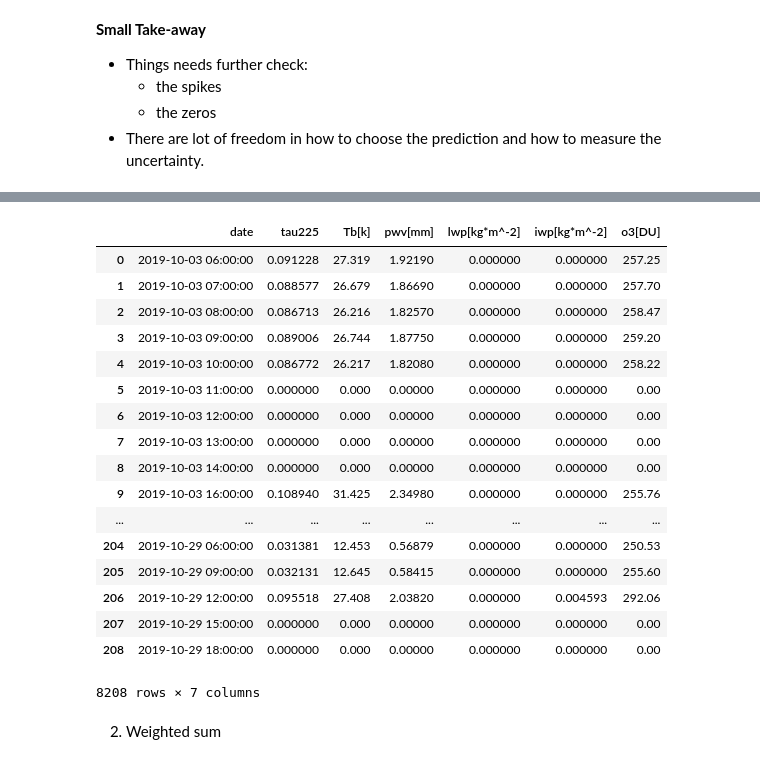
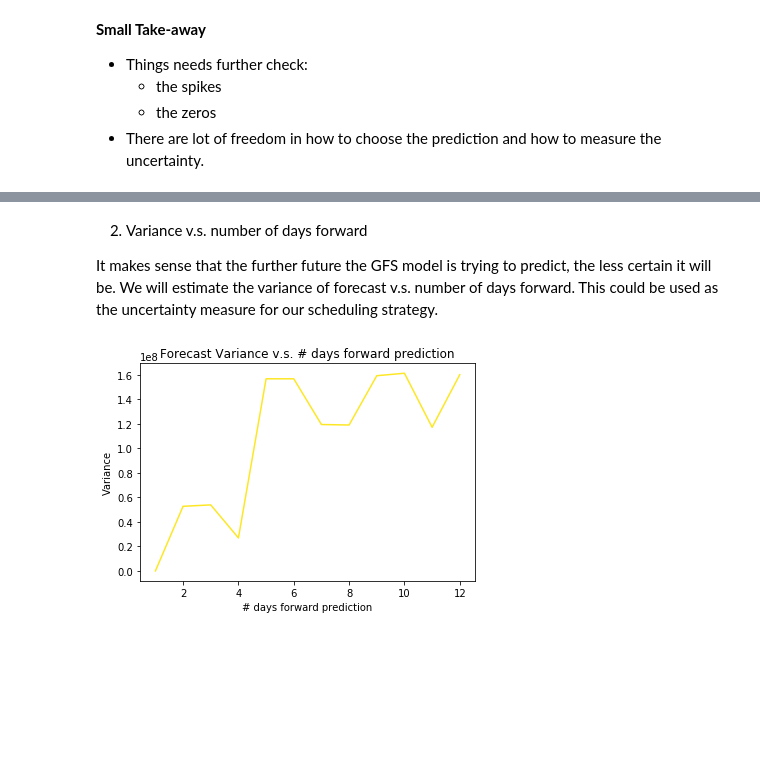
Before and after one commit to Ziyi415/AC297r_2019_BlackHole, a Jupyter notebook: notebooks/EDA.ipynb, the cells around one changed output, grey strips where cells are left out. Cells and saved outputs as stored; diff of their text form; code cells hidden in the pictures; blank space fills up the shorter version.

```diff
--- a/notebooks/EDA.ipynb
+++ b/notebooks/EDA.ipynb
@@ -194,23 +170,35 @@ Station            |Obs. start time (UTC)  |    Obs end time(UTC) |     Total GB
-# %%
-df_all.
-# %% [output]
-|  | date | tau225 | Tb[k] | pwv[mm] | lwp[kg*m^-2] | iwp[kg*m^-2] | o3[DU] |
-| 0 | 2019-10-03 06:00:00 | 0.091228 | 27.319 | 1.92190 | 0.000000 | 0.000000 | 257.25 |
-| 1 | 2019-10-03 07:00:00 | 0.088577 | 26.679 | 1.86690 | 0.000000 | 0.000000 | 257.70 |
-| 2 | 2019-10-03 08:00:00 | 0.086713 | 26.216 | 1.82570 | 0.000000 | 0.000000 | 258.47 |
-| 3 | 2019-10-03 09:00:00 | 0.089006 | 26.744 | 1.87750 | 0.000000 | 0.000000 | 259.20 |
-| 4 | 2019-10-03 10:00:00 | 0.086772 | 26.217 | 1.82080 | 0.000000 | 0.000000 | 258.22 |
-| 5 | 2019-10-03 11:00:00 | 0.000000 | 0.000 | 0.00000 | 0.000000 | 0.000000 | 0.00 |
-| 6 | 2019-10-03 12:00:00 | 0.000000 | 0.000 | 0.00000 | 0.000000 | 0.000000 | 0.00 |
-| 7 | 2019-10-03 13:00:00 | 0.000000 | 0.000 | 0.00000 | 0.000000 | 0.000000 | 0.00 |
-| 8 | 2019-10-03 14:00:00 | 0.000000 | 0.000 | 0.00000 | 0.000000 | 0.000000 | 0.00 |
-| 9 | 2019-10-03 16:00:00 | 0.108940 | 31.425 | 2.34980 | 0.000000 | 0.000000 | 255.76 |
-| ... | ... | ... | ... | ... | ... | ... | ... |
-| 204 | 2019-10-29 06:00:00 | 0.031381 | 12.453 | 0.56879 | 0.000000 | 0.000000 | 250.53 |
-| 205 | 2019-10-29 09:00:00 | 0.032131 | 12.645 | 0.58415 | 0.000000 | 0.000000 | 255.60 |
-| 206 | 2019-10-29 12:00:00 | 0.095518 | 27.408 | 2.03820 | 0.000000 | 0.004593 | 292.06 |
-| 207 | 2019-10-29 15:00:00 | 0.000000 | 0.000 | 0.00000 | 0.000000 | 0.000000 | 0.00 |
-| 208 | 2019-10-29 18:00:00 | 0.000000 | 0.000 | 0.00000 | 0.000000 | 0.000000 | 0.00 |
-8208 rows × 7 columns
-# %% [markdown]
-2. Weighted sum
+# %% [markdown]
+2. Variance v.s. number of days forward
+
+It makes sense that the further future the GFS model is trying to predict, the less certain it will be. We will estimate the variance of forecast v.s. number of days forward. This could be used as the uncertainty measure for our scheduling strategy.
+# %%
+# concatenate all tau225 for one telescope(apex)
+# columns are the timestamps when predictions were made, indices are timestamps that're being predicted
+df_tau225 = pd.concat([data_telescope[t].set_index('date')['tau225'] for t in data_telescope if data_telescope[t] is not None],axis = 1)
+df_tau225.columns = [t for t in data_telescope if data_telescope[t] is not None]
+df_tau225
+
+# use df_mask to record the number of days forward (index - col) for each prediction
+df_mask = pd.DataFrame(index = df_tau225.index, columns = df_tau225.columns)
+for col in df_tau225.columns:
+    df_mask[col] = (df_tau225.index - col).days
+
+# get 'true' tau225 value, which is the closest prediction within a day
+true_tau225 = pd.Series(index = df_tau225.index)
+for idx in df_tau225.index:
+    values = df_tau225.loc[idx]
+    true_tau225[idx] = values.values[~values.isna()][-1]
+
+# compute variance v.s. # days forward
+df_diff = (df_tau225.T - true_tau225).T
+var = []
+for i in range(1, df_mask.max().max()+1):
+    var.append(np.nanmean(df_diff[df_mask==i].values ** 2))
+# %%
+plt.plot(range(1,13), var[:12])
+plt.title("Forecast Variance v.s. # days forward prediction")
+plt.ylabel("Variance")
+plt.xlabel("# days forward prediction")
+plt.show()
+# %% [output]
+[figure, added]
```
Also changed, not shown: parts of 13 cells of this notebook.
